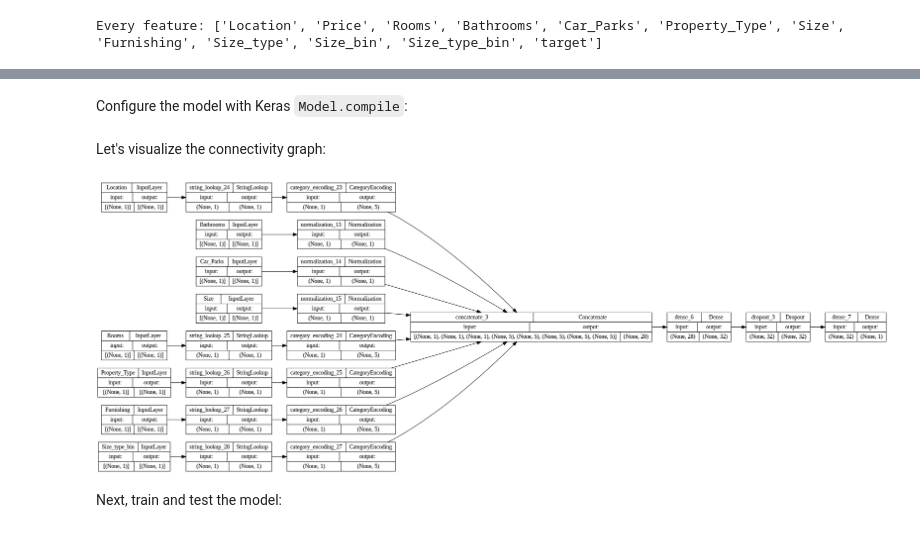
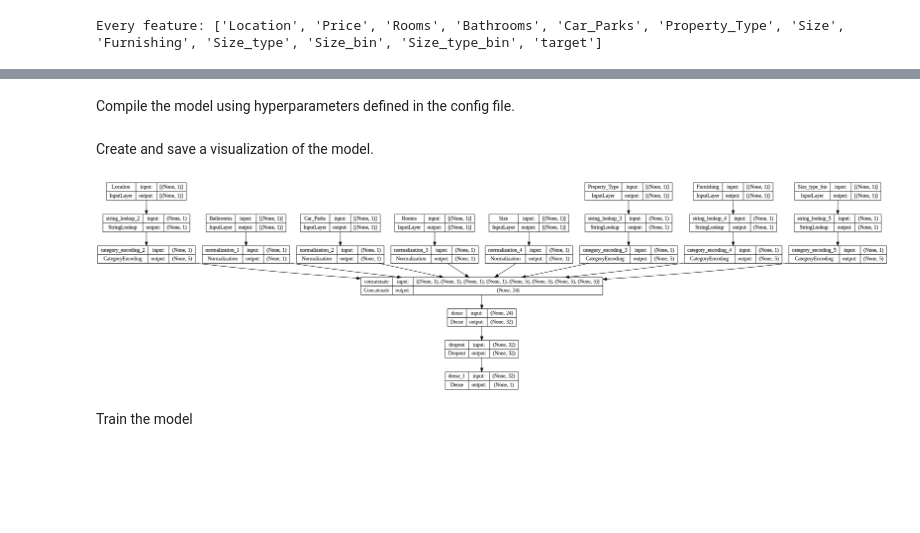
Before and after one commit to ryanmark1867/deep_learning_best_practices, a Jupyter notebook: notebooks/model_training_keras_preprocessing.ipynb, the cells around one changed output, grey strips where cells are left out. Cells and saved outputs as stored; diff of their text form; code cells hidden in the pictures; blank space fills up the shorter version.

Commit message:
update comments in training with Keras preprocessing

```diff
--- a/notebooks/model_training_keras_preprocessing.ipynb
+++ b/notebooks/model_training_keras_preprocessing.ipynb
@@ -589,13 +559,0 @@ Turn the integer categorical values from the dataset (the pet age) into integer
-# %%
-'''
-integer_categorical_cols = []
-
-age_col = tf.keras.Input(shape=(1,), name='Age', dtype='int64')
-
-encoding_layer = get_category_encoding_layer(name='Age',
-                                             dataset=train_ds,
-                                             dtype='int64',
-                                             max_tokens=5)
-encoded_age_col = encoding_layer(age_col)
-all_inputs.append(age_col)
-encoded_features.append(encoded_age_col)'''
@@ -626,21 +582,22 @@ x = tf.keras.layers.Dropout(dropout_rate)(x)
 output = tf.keras.layers.Dense(1)(x)
 
 model = tf.keras.Model(all_inputs, output)
-# %% [markdown]
-Configure the model with Keras `Model.compile`:
+# %% [markdown]
+Compile the model using hyperparameters defined in the config file.
 # %%
 model.compile(optimizer=config['hyperparameters']['optimizer'],
               loss=tf.keras.losses.BinaryCrossentropy(from_logits=True),
               metrics=config['metrics'])
-# %% [markdown]
-Let's visualize the connectivity graph:
+# %% [markdown]
+Create and save a visualization of the model.
 # %%
 # Use `rankdir='LR'` to make the graph horizontal.
-tf.keras.utils.plot_model(model, show_shapes=True, rankdir="LR")
+#tf.keras.utils.plot_model(model, show_shapes=True, rankdir="LR")
+tf.keras.utils.plot_model(model, show_shapes=True)
 # %% [output]
-[figure, old version]
+[figure, new version]
-# %% [markdown]
-Next, train and test the model:
+# %% [markdown]
+Train the model
 # %%
 model.fit(train_ds, epochs=config['hyperparameters']['epochs'], validation_data=val_ds)
 # %% [output]
```
Also changed, not shown: parts of 46 cells of this notebook, 7 other files.
